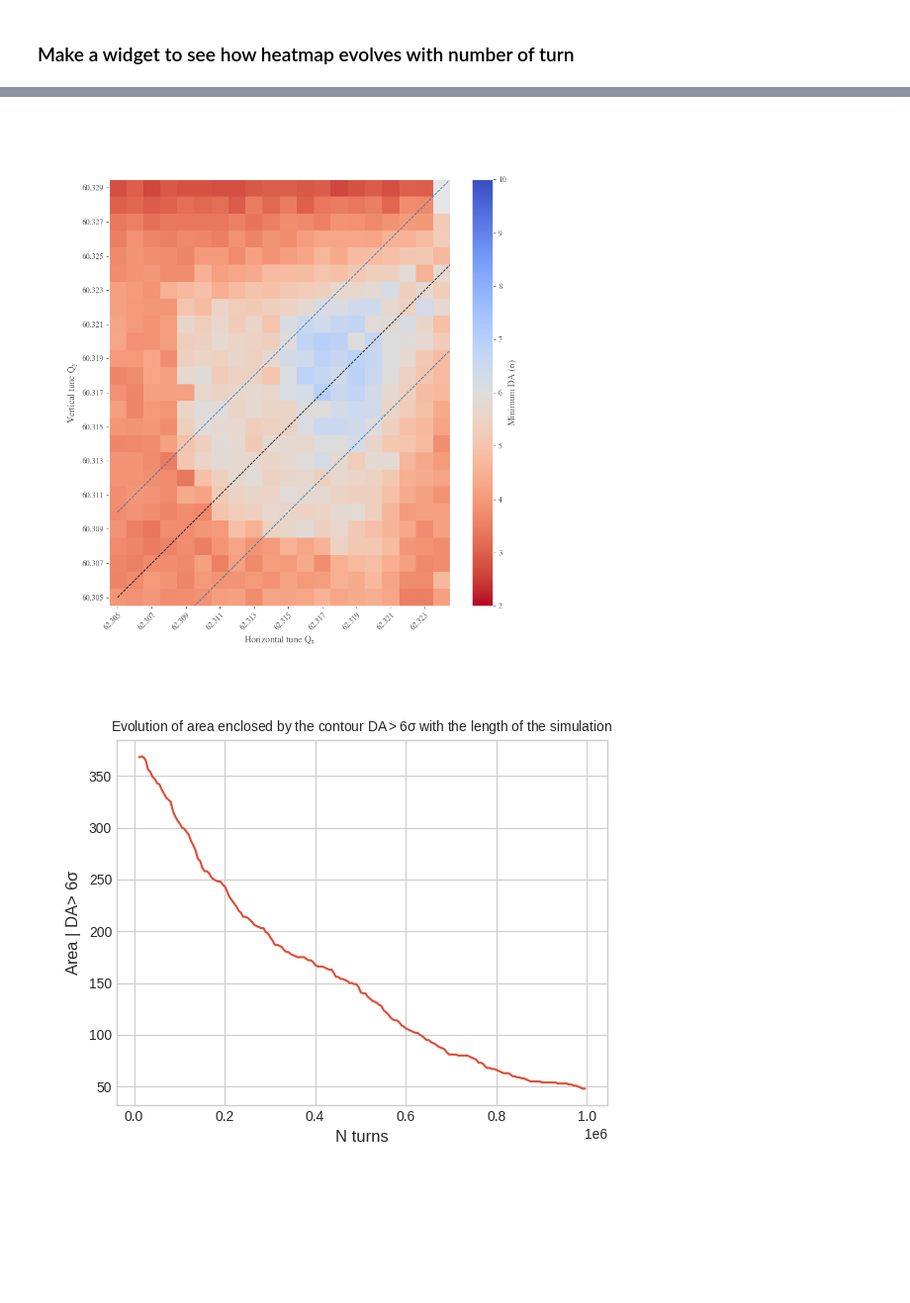
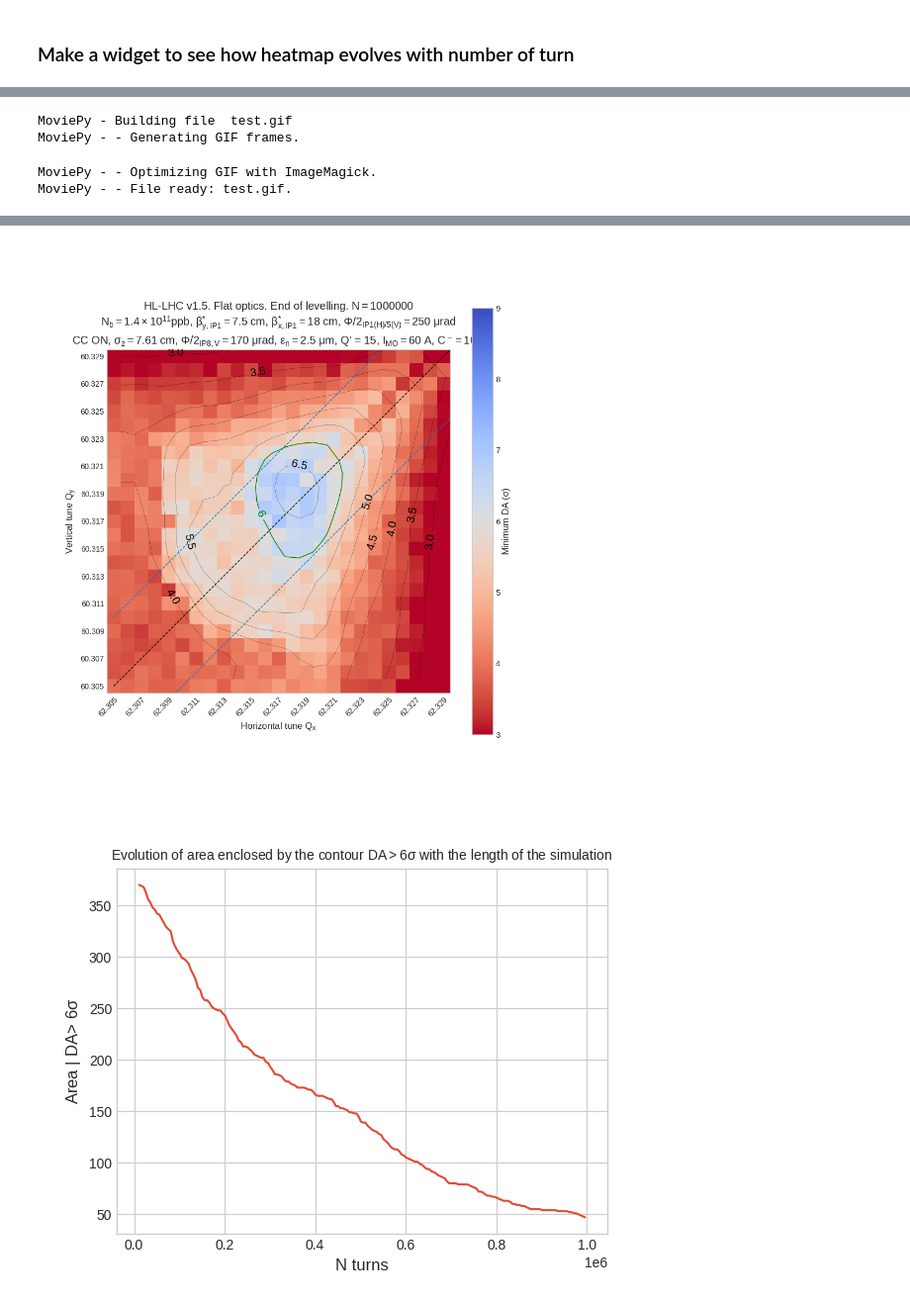
Before and after one commit to ColasDroin/DA_study, a Jupyter notebook: master_study/analysis/analysis_opt_flathv_75_1500_withBB_chroma15_1p4.ipynb, the cells around one changed output, grey strips where cells are left out. Shown at 99% size. Drawn from its saved outputs; the diff is of its cells as text; code cells hidden in the pictures; blank space fills up the shorter version.

```diff
--- a/master_study/analysis/analysis_opt_flathv_75_1500_withBB_chroma15_1p4.ipynb
+++ b/master_study/analysis/analysis_opt_flathv_75_1500_withBB_chroma15_1p4.ipynb
@@ -232,7 +235,7 @@ def plot_heatmap_evolution(
 
     fig, ax = plt.subplots(figsize=(10, 10))
 
-    im = ax.imshow(data_array, cmap="coolwarm_r", vmin = 2, vmax = 10, interpolation='none')
+    im = ax.imshow(data_array, cmap="coolwarm_r", vmin = 3, vmax = 9, interpolation='none')
     ax.invert_yaxis()
 
     # Show all ticks and label them with the respective list entries
@@ -289,10 +292,11 @@ def plot_heatmap_evolution(
                 str.remove()
         except:
             pass
+        data_smoothed = gaussian_filter(data_array, 1.)
         CS1 = ax.contour(
             np.arange(0.5, data_array.shape[1]),
             np.arange(0.5, data_array.shape[0]),
-            data_array,
+            data_smoothed,
             colors="black",
             levels=list(np.arange(3,6,0.5)) + list(np.arange(6.5,10,0.5)),
             linewidths=0.2,
@@ -301,7 +305,7 @@ def plot_heatmap_evolution(
         CS2 = ax.contour(
             np.arange(0.5, data_array.shape[1]),
             np.arange(0.5, data_array.shape[0]),
-            data_array,
+            data_smoothed,
             colors="green",
             levels=[6],
             linewidths=1,
@@ -353,11 +357,15 @@ def plot_heatmap_evolution(
     return int_slider
 # %%
 %matplotlib widget
-vbox = plot_heatmap_evolution(df_evolution, animation=False, duration = 10, fps = 30)
+vbox = plot_heatmap_evolution(df_evolution, animation=True, duration = 10, fps = 30)
 display(vbox)
 # %% [output]
+MoviePy - Building file  test.gif
+MoviePy - - Generating GIF frames.
+MoviePy - - Optimizing GIF with ImageMagick.
+MoviePy - - File ready: test.gif.
 [interactive output not drawn]
-[figure, old version]
+[figure, new version]
 # %%
 plt.style.use('seaborn-v0_8-whitegrid')
 
```
Also changed, not shown: parts of 6 cells of this notebook, 8 other files.
